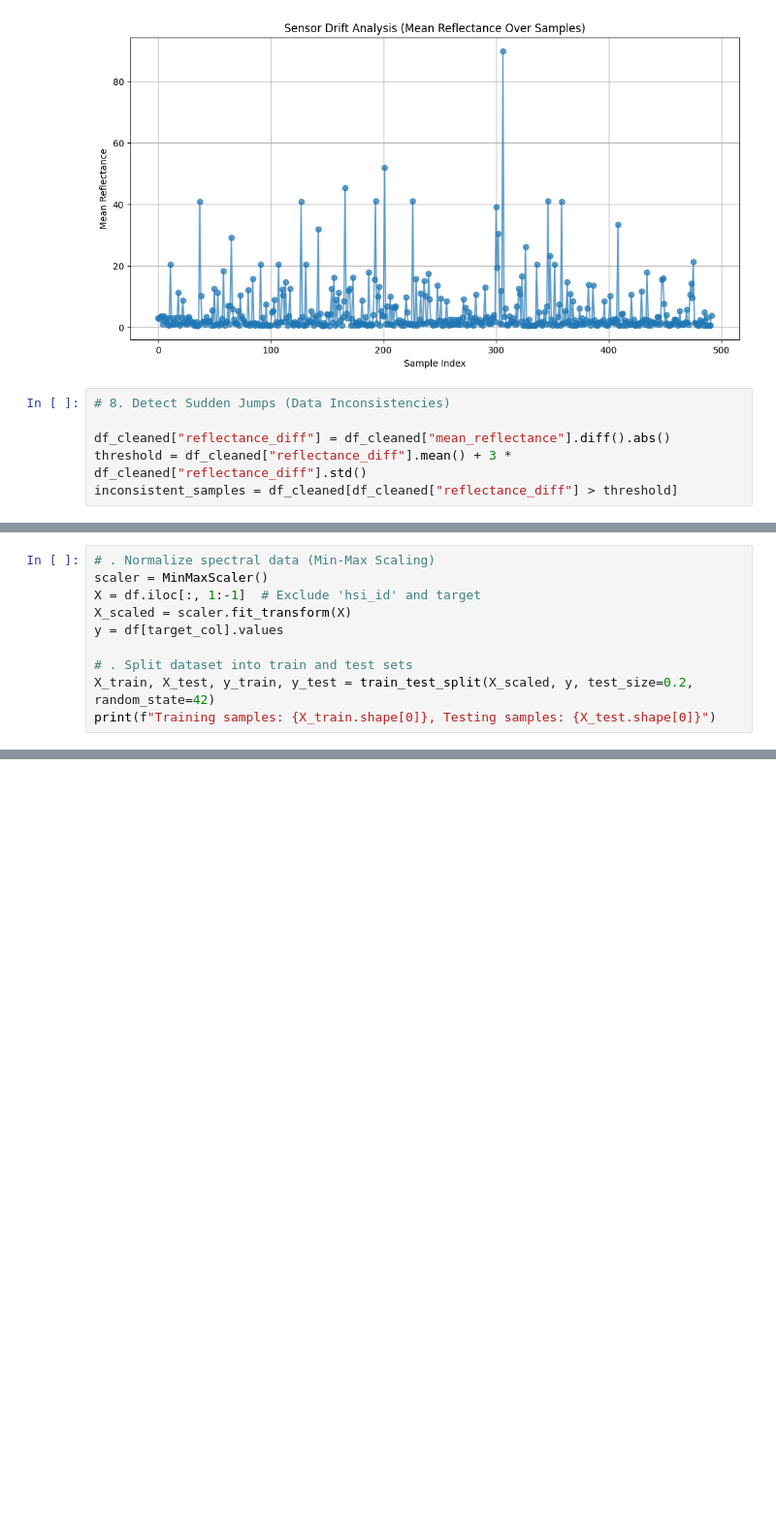
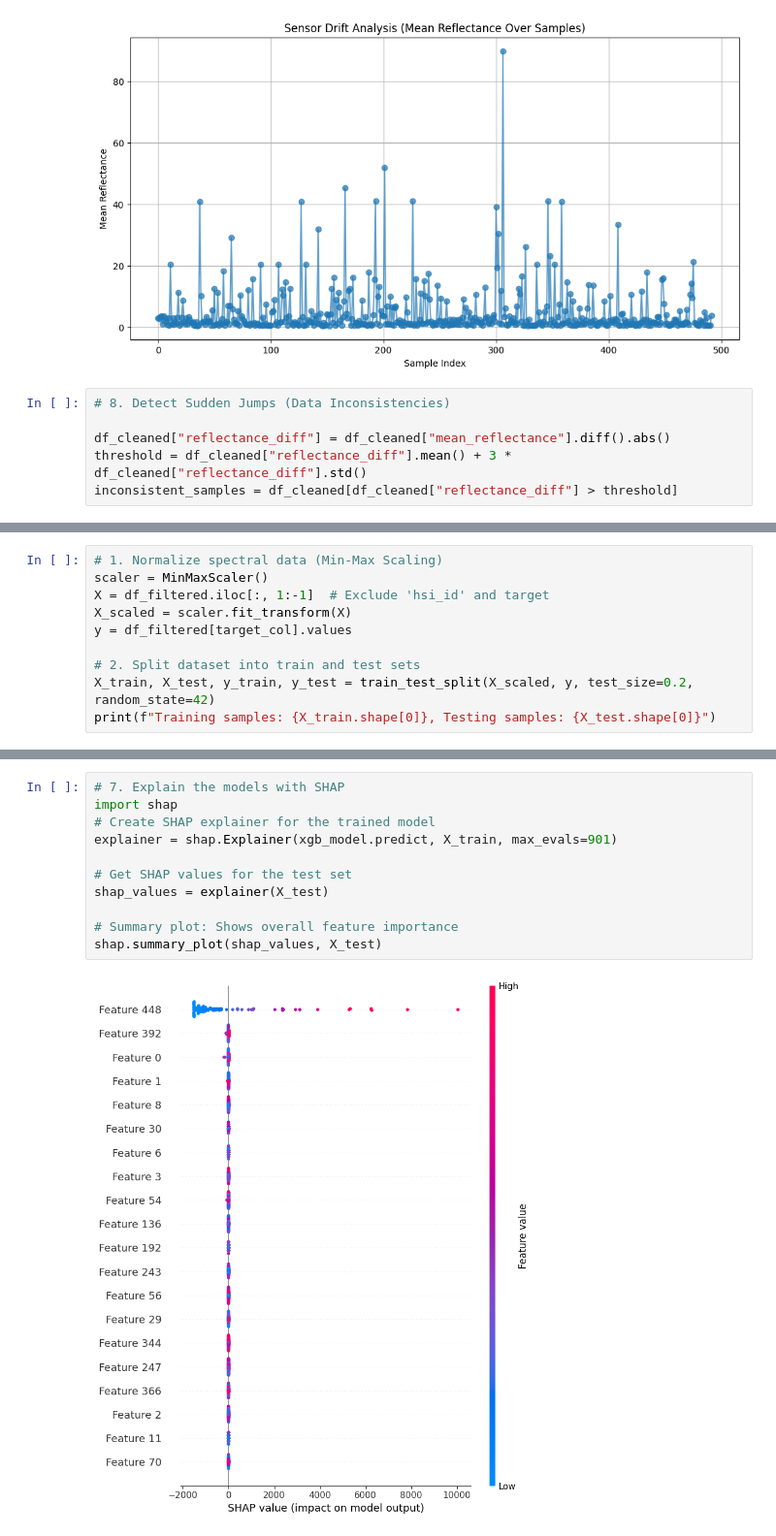
Before and after one commit to PeriStern/MLE-assigment-, a Jupyter notebook: Assigment document.ipynb, the cells around one changed output, grey strips where cells are left out. Shown at 97% size. Saved outputs shown, nothing was run; the diff lists cells and outputs as text; blank space fills up the shorter version.

```diff
--- a/Assigment document.ipynb
+++ b/Assigment document.ipynb
@@ -169,11 +173,11 @@ Applied interpolation to fix inconsistencies instead of removing them.
 # %%
-# . Normalize spectral data (Min-Max Scaling)
+# 1. Normalize spectral data (Min-Max Scaling)
 scaler = MinMaxScaler()
-X = df.iloc[:, 1:-1]  # Exclude 'hsi_id' and target
+X = df_filtered.iloc[:, 1:-1]  # Exclude 'hsi_id' and target
 X_scaled = scaler.fit_transform(X)
-y = df[target_col].values
+y = df_filtered[target_col].values
 
-# . Split dataset into train and test sets
+# 2. Split dataset into train and test sets
 X_train, X_test, y_train, y_test = train_test_split(X_scaled, y, test_size=0.2, random_state=42)
 print(f"Training samples: {X_train.shape[0]}, Testing samples: {X_test.shape[0]}")
 # %% [output]
@@ -180,0 +360,13 @@ Training samples: 400, Testing samples: 100
+# %%
+# 7. Explain the models with SHAP
+import shap
+# Create SHAP explainer for the trained model
+explainer = shap.Explainer(xgb_model.predict, X_train, max_evals=901)
+
+# Get SHAP values for the test set
+shap_values = explainer(X_test)
+
+# Summary plot: Shows overall feature importance
+shap.summary_plot(shap_values, X_test)
+# %% [output]
+[figure, added]
```
Also changed, not shown: parts of 16 cells of this notebook, 1 other file.
